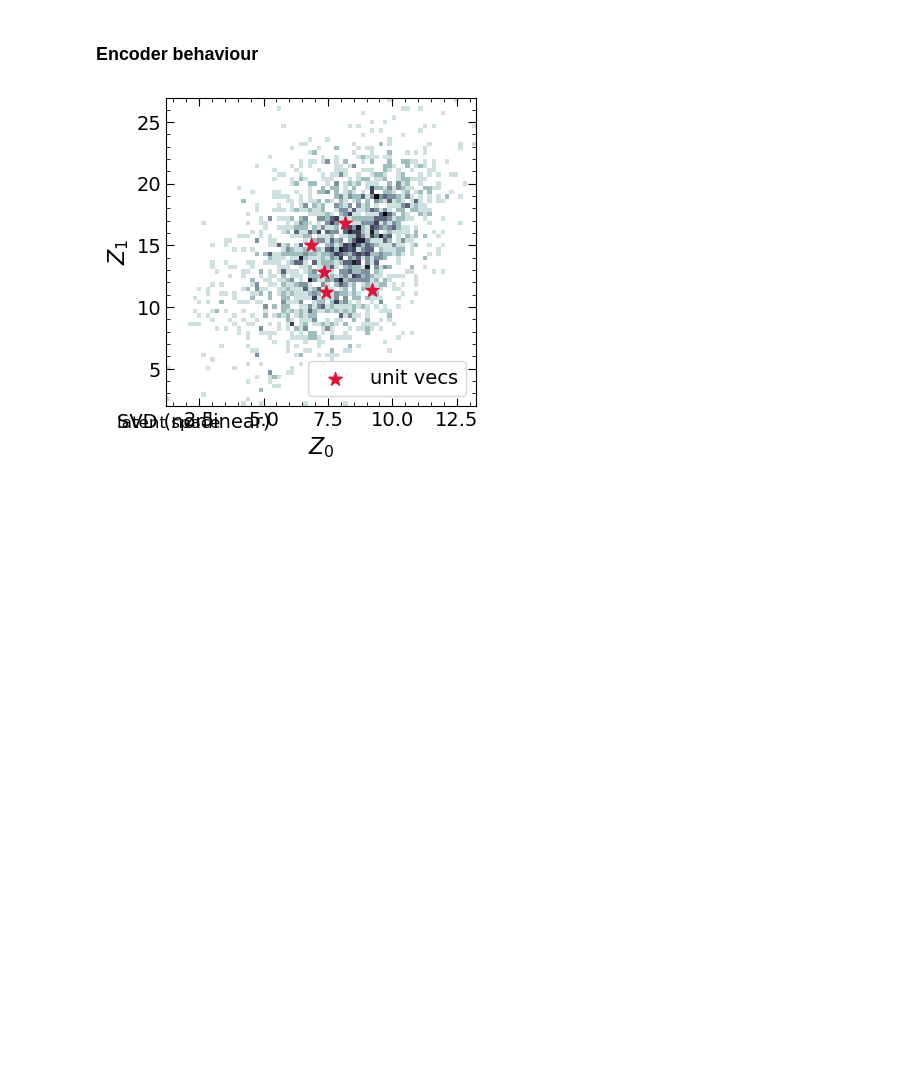
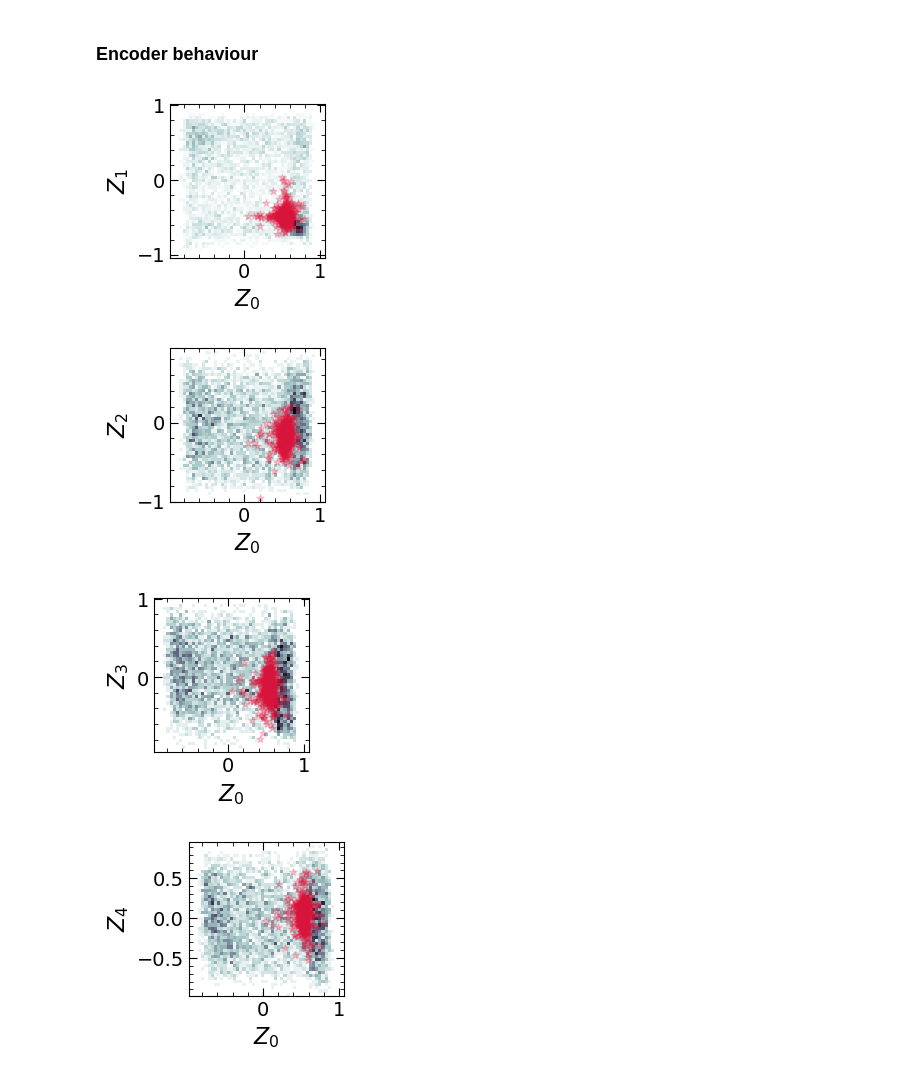
Before and after one commit to a-paranjape/mlfundas, a Jupyter notebook: examples/AutoEncoder_Example.ipynb, the cells around one changed output. Drawn from its saved outputs; the diff is of its cells as text; code cells hidden in the pictures; blank space fills up the shorter version.

```diff
--- a/examples/AutoEncoder_Example.ipynb
+++ b/examples/AutoEncoder_Example.ipynb
@@ -70,8 +70,12 @@ if Example not in ExDict.keys():
 
 Out_Stem += Example + '/'
 if Example == 'mnist':
-    k_dir = 'k' + ''.join([str(k) for k in Select_k])
-    k_text = 'k=[' + ','.join([str(k) for k in Select_k]) + ']'
+    if K < 10:
+        k_dir = 'k' + ''.join([str(k) for k in Select_k])
+        k_text = 'k=[' + ','.join([str(k) for k in Select_k]) + ']'
+    else:
+        k_dir = 'all'
+        k_text = 'all digits'
     Out_Stem += k_dir + '/'
     ExDict['mnist']['text'] += " ({0:.0f}%;".format(100*Downsample) + k_text + ')'
 if Example == 'svd':
@@ -159,7 +163,7 @@ if Example == 'svd':
 # %%
 if Example == 'mnist':
     import tensorflow as tf
-    Vortex = True     # 'vortex unroll' to partially preserve spatial coherence in flattened array
+    Vortex = False # keep False to aid visualisation. 'vortex unroll' to partially preserve spatial coherence in flattened array
 
     start_time = time()
     (X_train_tf, Y_train_tf), (X_test_tf, Y_test_tf) = tf.keras.datasets.mnist.load_data()
@@ -202,9 +206,10 @@ if Example == 'mnist':
             X_test[i] = X_test_tf[i].flatten()
         X_test = X_test.T
 
-    # don't standardize here, use 'standardize_X' instead
-    # X_train /= 255.0
-    # X_test /= 255.0
+    # standardize here to [0,1] and set 'standardize_X' = False below
+    # then use 'nll' loss
+    X_train /= 255.0
+    X_test /= 255.0
 
     print(X_train.shape,X_test.shape)
 
@@ -325,7 +356,7 @@ File_Stem: autoencoder/svd/nonlinear/default/ae
 # %% [markdown]
 ### Training
 # %%
-Optimize = True
+Optimize = False
 
 start_time = time()
 hopt = HyperOpt(setup_dict=setup_dict)
@@ -433,23 +543,33 @@ plt.show()
 # %%
 Z = ae.encoder.predict(X_test)
 Z_ex = np.zeros((ae.params['data_dim'],Z.shape[0]))
 for d in range(ae.params['data_dim']):
-    Z_ex[d] = ae.encoder.predict(ml.one_hot(np.array([[d+1]]),ae.params['data_dim']))[:,0]
+    unit_X = ml.one_hot(np.array([[d+1]]),ae.params['data_dim'])
+    Z_ex[d] = ae.encoder.predict(unit_X)[:,0]
 Z_ex = Z_ex.T
 
-plt.figure(figsize=(4,4))
-plt.xlim(Z[0].min(),Z[0].max())
-plt.ylim(Z[1].min(),Z[1].max())
-plt.xlabel("$Z_{{0}}$")
-plt.ylabel("$Z_{{1}}$")
-plt.hist2d(Z[0],Z[1],bins=70,cmap='bone_r')
-plt.scatter(Z_ex[0],Z_ex[1],c='crimson',marker='*',s=100,label='unit vecs')
-xtext = -0.675
-ytext1,ytext2 = (0.3,0.24)
-plt.text(xtext,ytext1,ExDict[Example]['text'],fontsize=FS3)
-plt.text(xtext,ytext2,'latent space',fontsize=FSS)
-plt.legend(loc='lower right')
-plt.minorticks_on()
-plt.show()
+for z in range(1,np.min([5,Z.shape[0]])):
+    Z0min,Z0max = np.percentile(Z[0],1),np.percentile(Z[0],99)
+    Zzmin,Zzmax = np.percentile(Z[z],1),np.percentile(Z[z],99)
+    xmin,xmax = Z0min-0.2*np.max([np.fabs(Z0min),1]),Z0max+0.2*np.max([np.fabs(Z0max),1])
+    ymin,ymax = Zzmin-0.2*np.max([np.fabs(Zzmin),1]),Zzmax+0.2*np.max([np.fabs(Zzmax),1])
+    plt.figure(figsize=(2,2))
+    plt.xlim(xmin,xmax)
+    plt.ylim(ymin,ymax)
+    plt.xlabel("$Z_{{0}}$")
+    plt.ylabel("$Z_{{{0:d}}}$".format(z))
+    plt.hist2d(Z[0],Z[z],bins=[np.linspace(xmin,xmax,50),np.linspace(ymin,ymax,50)],
+               cmap='bone_r')#,norm=pltcol.LogNorm(vmin=1,vmax=3e1))
+    plt.scatter(Z_ex[0],Z_ex[z],c='crimson',marker='*',s=30,label='unit vecs',alpha=0.2)
+    # xtext = 1
+    # ytext1,ytext2 = (12.5,11.2)
+    # plt.text(xtext,ytext1,ExDict[Example]['text'],fontsize=FS3)
+    # plt.text(xtext,ytext2,'latent space',fontsize=FSS)
+    # plt.legend(loc='lower center')
+    plt.minorticks_on()
+    plt.show()
 # %% [output]
-[figure, old version]
+[figure, new version]
+[figure, added]
+[figure, added]
+[figure, added]
```
Also changed, not shown: parts of 9 cells of this notebook, 11 other files.
